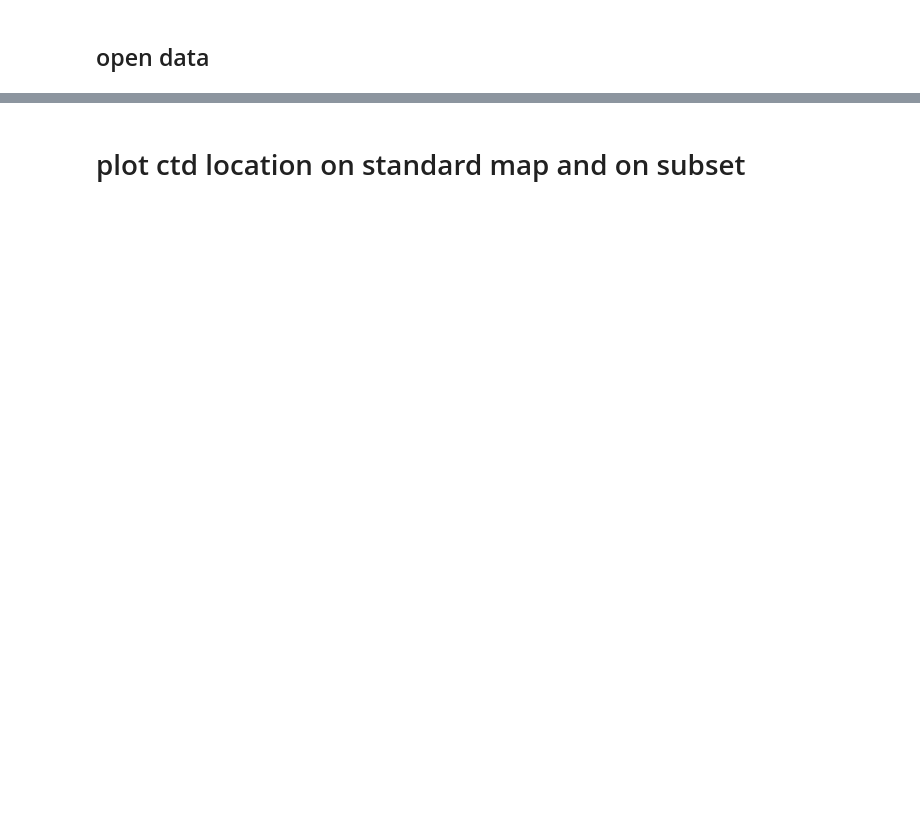
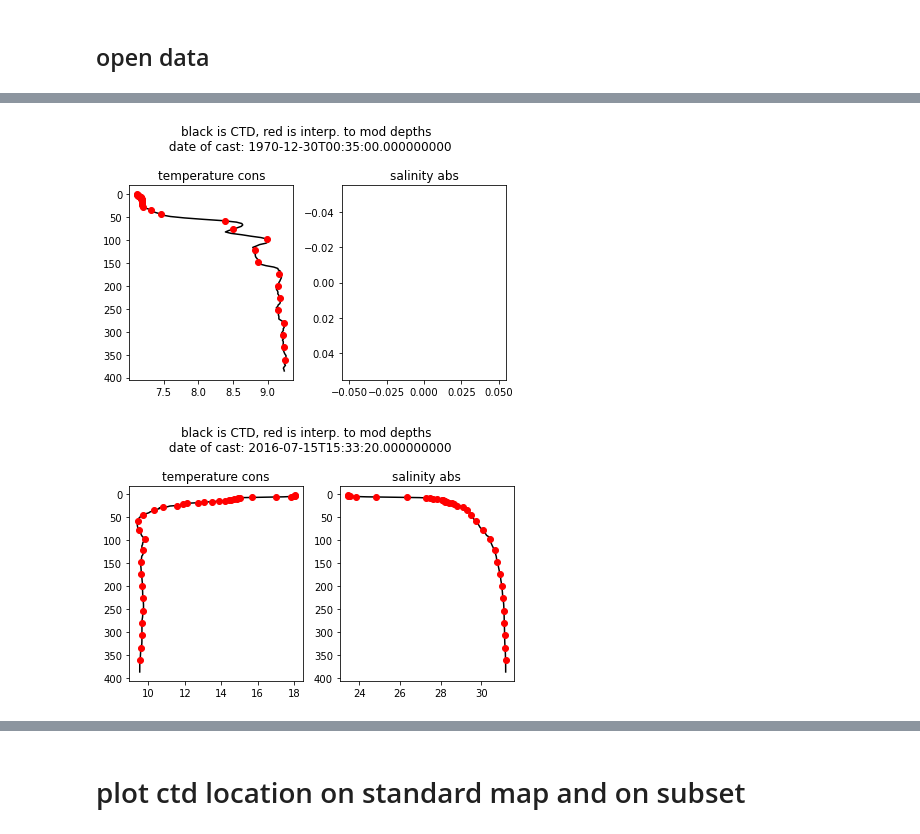
Before and after one commit to tjarnikova/NanooseObs, a Jupyter notebook: checkSampleData.ipynb, the cells around one changed output, grey strips where cells are left out. Drawn from its saved outputs; the diff is of its cells as text; code cells hidden in the pictures; blank space fills up the shorter version.

```diff
--- a/checkSampleData.ipynb
+++ b/checkSampleData.ipynb
@@ -12,2 +16,6 @@ from matplotlib.patches import Rectangle
 # %% [markdown]
 ## open data
+# %%
+obs_ctd = glob.glob('./ForTereza/prepped_pyapnames/CTD/*.nc')
+test_ctd = obs_ctd[0:20]
+obs = xr.open_dataset(test_ctd[0])
@@ -13,0 +69,14 @@ from matplotlib.patches import Rectangle
+# %%
+# tmodel = glob.glob('./ForTereza/CTD/*.pickle')
+# # print(len(tmodel))
+
+tmodel = xr.open_dataset('./clippedData/SalishSea1500-RUN203_1h_grid_T_y1990m04_clipped.nc')
+mod_depth = tmodel['deptht']
+# with open(tmodel[0], 'rb') as pickle_file:
+#     model = pickle.load(pickle_file)
+
+# mod_depth = (model['z'])
+# #create unmasked model depth array to be able to interpolate
+modd_um = np.zeros(40)
+for i in range(0,40):
+    modd_um[i] = mod_depth[i]
@@ -13,0 +87,62 @@ from matplotlib.patches import Rectangle
+# %%
+
+def get_model_interpolated(ncname, verbose = True):
+
+    tobs = xr.open_dataset(ncname)
+    obs_d = tobs['Pres'].values
+    obs_t = tobs['cTemp'].values
+    obs_s = tobs['aSal'].values
+    ttime = tobs['time'][0].values
+
+    try:
+        f = interpolate.interp1d(obs_d, obs_t) #temperature
+        f2 = interpolate.interp1d(obs_d, obs_s) #salinity
+
+        ## can only interpolate to model points that are within observations
+        mod_d = modd_um[(modd_um<max(obs_d)) & (modd_um>min(obs_d))]
+        firstind = np.where(modd_um == np.min(mod_d))[0][0] ## first model index we were able to interpolate to
+        interp_t = f(mod_d)   # use interpolation function returned by `interp1d`
+        interp_s = f2(mod_d)
+
+        ###
+        t_full = np.zeros(40)
+        t_full[:] = -999
+        t_full[firstind:firstind+len(mod_d)] = interp_t
+        t_full[t_full < -900] = np.nan
+
+        s_full = np.zeros(40)
+        s_full[:] = -999
+        s_full[firstind:firstind+len(mod_d)] = interp_s
+        s_full[s_full < -900] = np.nan
+
+
+
+        if verbose:
+            fig, axs =  plt.subplots(1,2)
+            axs = axs.ravel()
+            axs[0].plot(obs_t, obs_d, 'k-', interp_t, mod_d, 'or')
+            axs[1].plot(obs_s, obs_d, 'k-', interp_s, mod_d, 'or')
+            axs[0].set_title('temperature cons')
+            axs[1].set_title('salinity abs')
+            axs[0].invert_yaxis()
+            axs[1].invert_yaxis()
+
+            fig.suptitle(f'black is CTD, red is interp. to mod depths \n date of cast: {ttime}')
+            plt.tight_layout()
+            plt.show()
+    except:
+
+        t_full = np.zeros(40)
+        t_full[:] = -999
+        t_full[t_full < -900] = np.nan
+        s_full = np.zeros(40)
+        s_full[:] = -999
+        s_full[s_full < -900] = np.nan
+
+    return t_full, s_full, ttime
+
+for i in range(0,4):
+    t_full, s_full, ttime  = get_model_interpolated(obs_ctd[i])
+# %% [output]
+[figure, added]
+[figure, added]
```
Also changed, not shown: parts of 27 cells of this notebook.
